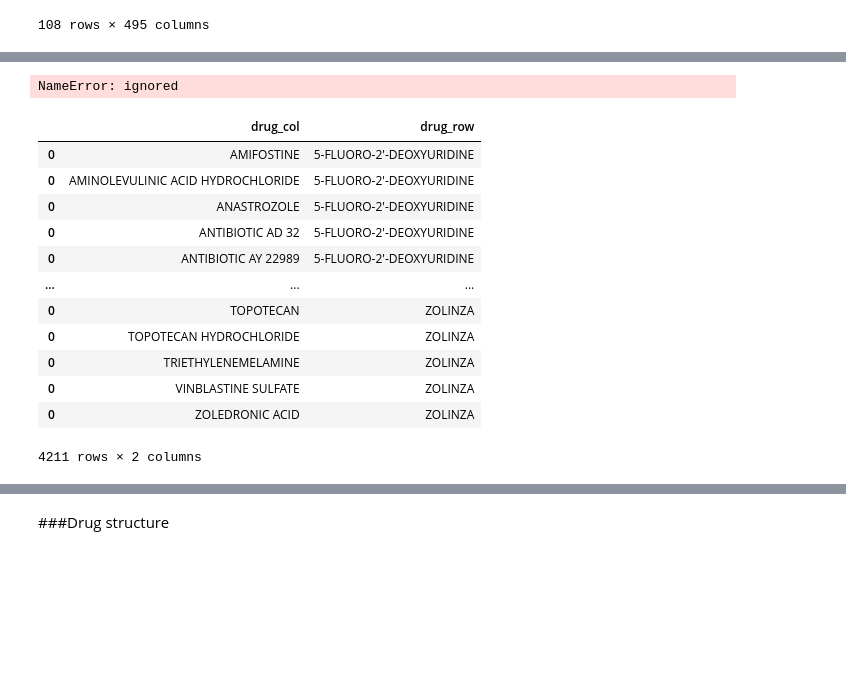
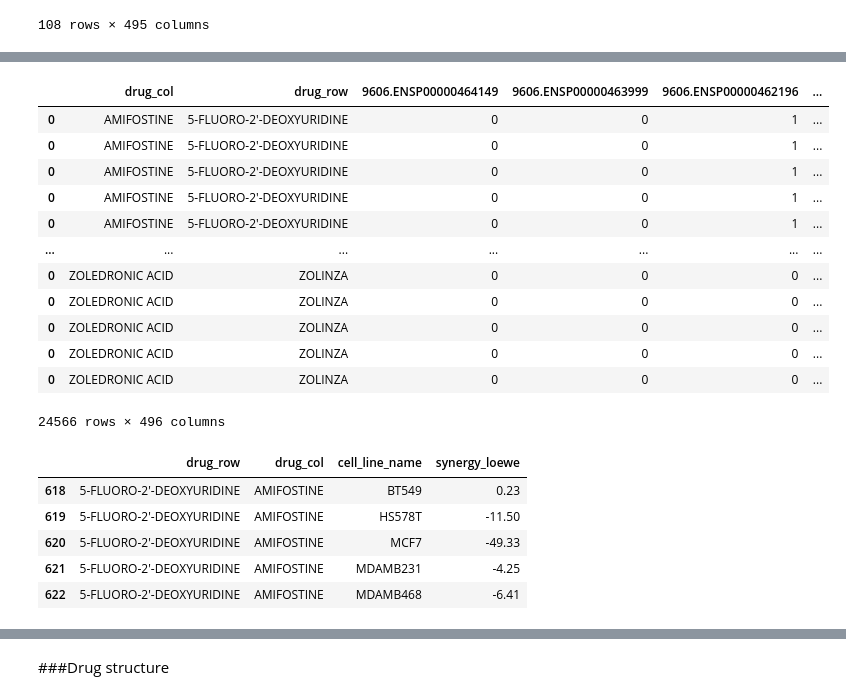
Before and after one commit to kittisaktaoma/colab_practice, a Jupyter notebook: CalcSynergy.ipynb, the cells around one changed output, grey strips where cells are left out. Drawn from its saved outputs; the diff is of its cells as text; code cells hidden in the pictures; blank space fills up the shorter version.

```diff
--- a/CalcSynergy.ipynb
+++ b/CalcSynergy.ipynb
@@ -442,6 +518,6 @@ available_drug = list(remaingin_drug_target_protein & cell_line_drug_remaining &
 ##FInal Datset (Index Data)
 # %%
 cell_line_filter_df_02 = cell_line_filter_df[cell_line_filter_df["drug_row"].isin(available_drug)]
-cell_line_filter_df_03 = cell_line_filter_df_02[cell_line_filter_df_02["drug_row"].isin(available_drug)]
-cell_line_filter_df_03.iloc[:,:2].groupby(["drug_row","drug_col"]).count()
+cell_line_filter_df_03 = cell_line_filter_df_02[cell_line_filter_df_02["drug_col"].isin(available_drug)]
+cell_line_filter_df_03
 # %% [output]
@@ -524,10 +583,9 @@ crosstab_df_target_protein_03
 | 107 | ZOLINZA | 0 | 0 | 0 | 0 | ... |
 108 rows × 495 columns
 # %%
-newDF_prot = pd.DataFrame()
-for i in range(cell_line_filter_df_03.shape[0]):
+def process(i):
   print(i)
-  index_drug = cell_line_filter_df_03.iloc[cell_line_filter_df_03.shape[0]-1-i,:2].tolist()
+  index_drug = cell_line_filter_df_03.iloc[i,:2].tolist()
   drug_row = crosstab_df_target_protein_03[crosstab_df_target_protein_03.drug == index_drug[0]]
   drug_row_02 = drug_row.rename(columns={'drug': 'drug_row'})
 
@@ -539,4 +597,4 @@ for i in range(cell_line_filter_df_03.shape[0]):
   res_app_tmp = res_app.sort_index(axis=1).iloc[:,988:]
 
   final_df = pd.concat([res_app_tmp,res_app_2],axis=1)
-  newDF_prot = final_df.append(newDF_prot)
+  return(final_df)
@@ -558,0 +601,3 @@ newDF_prot
+# %%
+target_protein_df = pd.concat([process(i) for i in range(cell_line_filter_df_03.shape[0])])
+#target_protein_df.to_csv('target_protein_df.csv.gz', compression='gzip')
@@ -559,28 +620,35 @@ newDF_prot
 # %%
 newDF_prot_02 = pd.DataFrame()
-i = list(newDF_prot.iloc[:,2:].columns.unique())
+i = list(target_protein_df.iloc[:,2:].columns.unique())
 for k in i:
-  x = pd.DataFrame(newDF_prot.loc[:,k].sum(axis=1))
+  print(k)
+  x = pd.DataFrame(target_protein_df.loc[:,k].sum(axis=1))
   x.columns = [k]
   newDF_prot_02 = pd.concat([x,newDF_prot_02],axis=1)
-final_df_ordinal = pd.concat([newDF_prot.iloc[:,:2], newDF_prot_02],axis=1)
-print(final_df_ordinal)
+final_df_ordinal = pd.concat([target_protein_df.iloc[:,:2], newDF_prot_02],axis=1)
-# %% [output]
-NameError: ignored
 # %%
-final_df_ordinal.iloc[:,:2]
+final_df_ordinal
 # %% [output]
-|  | drug_col | drug_row |
-| 0 | AMIFOSTINE | 5-FLUORO-2'-DEOXYURIDINE |
-| 0 | AMINOLEVULINIC ACID HYDROCHLORIDE | 5-FLUORO-2'-DEOXYURIDINE |
-| 0 | ANASTROZOLE | 5-FLUORO-2'-DEOXYURIDINE |
-| 0 | ANTIBIOTIC AD 32 | 5-FLUORO-2'-DEOXYURIDINE |
-| 0 | ANTIBIOTIC AY 22989 | 5-FLUORO-2'-DEOXYURIDINE |
-| ... | ... | ... |
-| 0 | TOPOTECAN | ZOLINZA |
-| 0 | TOPOTECAN HYDROCHLORIDE | ZOLINZA |
-| 0 | TRIETHYLENEMELAMINE | ZOLINZA |
-| 0 | VINBLASTINE SULFATE | ZOLINZA |
-| 0 | ZOLEDRONIC ACID | ZOLINZA |
+|  | drug_col | drug_row | 9606.ENSP00000464149 | 9606.ENSP00000463999 | 9606.ENSP00000462196 | ... |
+| 0 | AMIFOSTINE | 5-FLUORO-2'-DEOXYURIDINE | 0 | 0 | 1 | ... |
+| 0 | AMIFOSTINE | 5-FLUORO-2'-DEOXYURIDINE | 0 | 0 | 1 | ... |
+| 0 | AMIFOSTINE | 5-FLUORO-2'-DEOXYURIDINE | 0 | 0 | 1 | ... |
+| 0 | AMIFOSTINE | 5-FLUORO-2'-DEOXYURIDINE | 0 | 0 | 1 | ... |
+| 0 | AMIFOSTINE | 5-FLUORO-2'-DEOXYURIDINE | 0 | 0 | 1 | ... |
+| ... | ... | ... | ... | ... | ... | ... |
+| 0 | ZOLEDRONIC ACID | ZOLINZA | 0 | 0 | 0 | ... |
+| 0 | ZOLEDRONIC ACID | ZOLINZA | 0 | 0 | 0 | ... |
+| 0 | ZOLEDRONIC ACID | ZOLINZA | 0 | 0 | 0 | ... |
+| 0 | ZOLEDRONIC ACID | ZOLINZA | 0 | 0 | 0 | ... |
+| 0 | ZOLEDRONIC ACID | ZOLINZA | 0 | 0 | 0 | ... |
-4211 rows × 2 columns
+24566 rows × 496 columns
+# %%
+cell_line_filter_df_03.head()
+# %% [output]
+|  | drug_row | drug_col | cell_line_name | synergy_loewe |
+| 618 | 5-FLUORO-2'-DEOXYURIDINE | AMIFOSTINE | BT549 | 0.23 |
+| 619 | 5-FLUORO-2'-DEOXYURIDINE | AMIFOSTINE | HS578T | -11.50 |
+| 620 | 5-FLUORO-2'-DEOXYURIDINE | AMIFOSTINE | MCF7 | -49.33 |
+| 621 | 5-FLUORO-2'-DEOXYURIDINE | AMIFOSTINE | MDAMB231 | -4.25 |
+| 622 | 5-FLUORO-2'-DEOXYURIDINE | AMIFOSTINE | MDAMB468 | -6.41 |
 # %%
```
Also changed, not shown: parts of 13 cells of this notebook.
